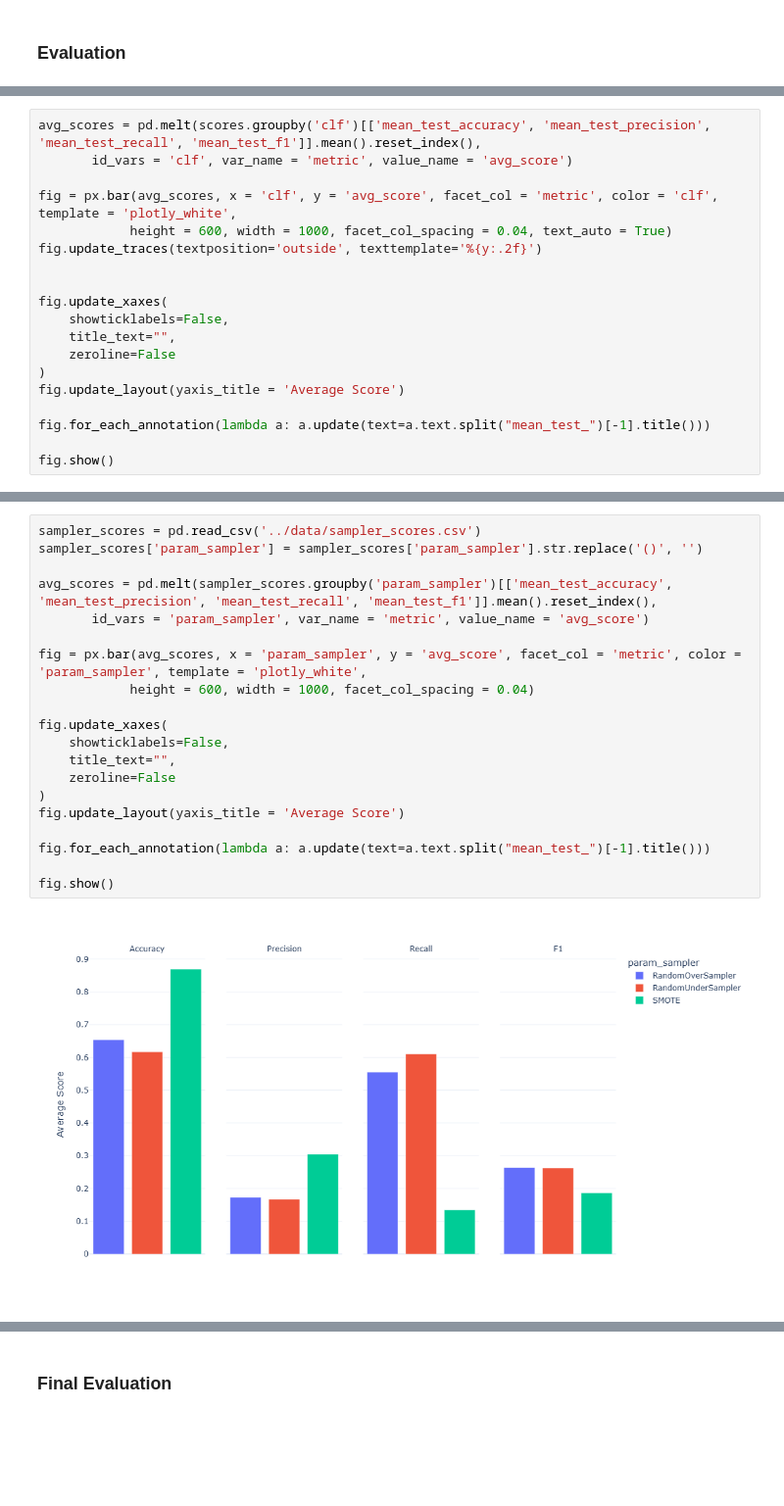
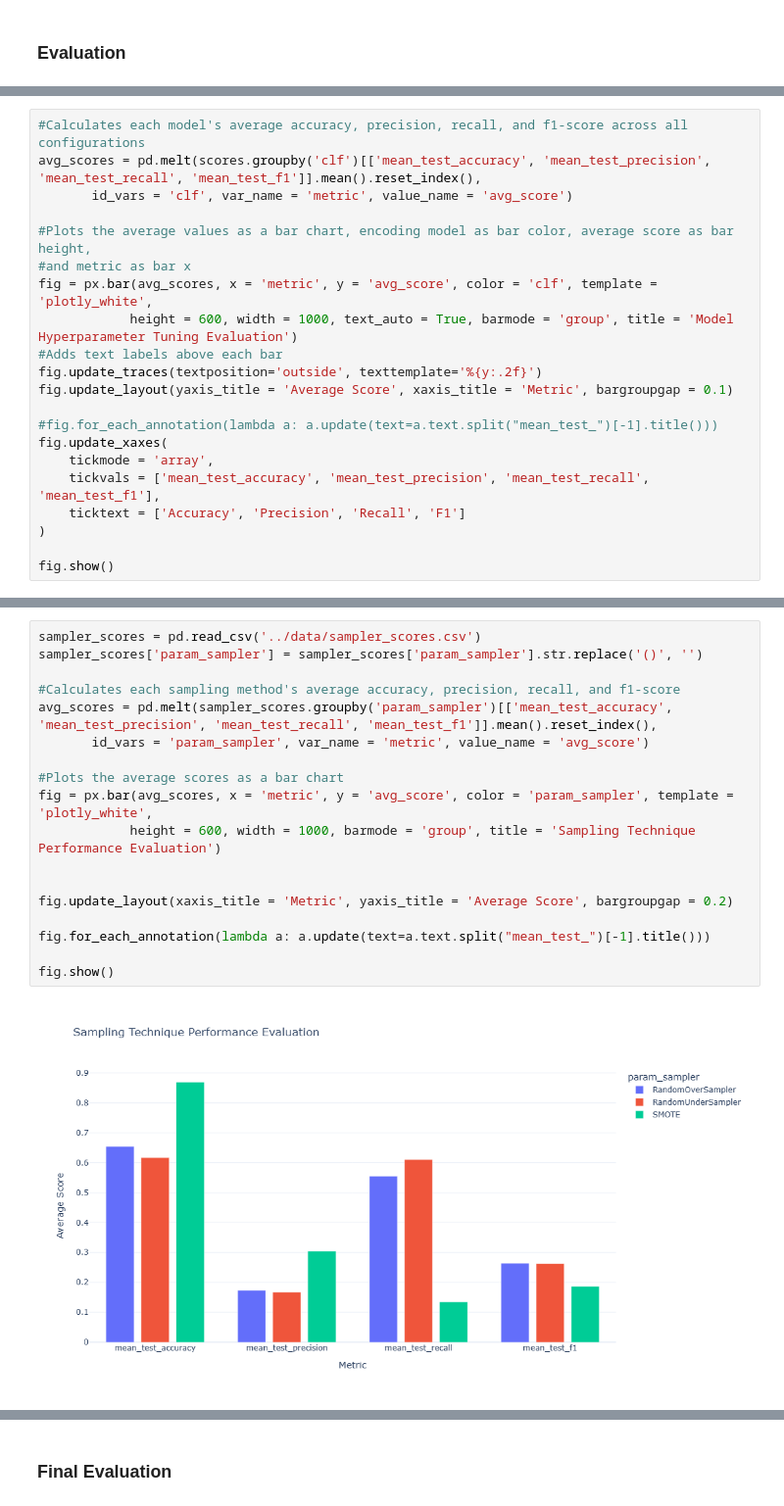
Before and after one commit to TimothyHHMai/diabetes-analysis, a Jupyter notebook: notebooks/tuning.ipynb, the cells around one changed output, grey strips where cells are left out. Shown at 98% size. Drawn from its saved outputs; the diff is of its cells as text; blank space fills up the shorter version.

```diff
--- a/notebooks/tuning.ipynb
+++ b/notebooks/tuning.ipynb
@@ -304,20 +358,22 @@ display(scores[['clf', 'params', 'mean_fit_time', 'mean_score_time', 'mean_test_
 # %%
+#Calculates each model's average accuracy, precision, recall, and f1-score across all configurations
 avg_scores = pd.melt(scores.groupby('clf')[['mean_test_accuracy', 'mean_test_precision', 'mean_test_recall', 'mean_test_f1']].mean().reset_index(),
        id_vars = 'clf', var_name = 'metric', value_name = 'avg_score')
 
-fig = px.bar(avg_scores, x = 'clf', y = 'avg_score', facet_col = 'metric', color = 'clf', template = 'plotly_white',
-            height = 600, width = 1000, facet_col_spacing = 0.04, text_auto = True)
+#Plots the average values as a bar chart, encoding model as bar color, average score as bar height,
+#and metric as bar x
+fig = px.bar(avg_scores, x = 'metric', y = 'avg_score', color = 'clf', template = 'plotly_white',
+            height = 600, width = 1000, text_auto = True, barmode = 'group', title = 'Model Hyperparameter Tuning Evaluation')
+#Adds text labels above each bar
 fig.update_traces(textposition='outside', texttemplate='%{y:.2f}')
+fig.update_layout(yaxis_title = 'Average Score', xaxis_title = 'Metric', bargroupgap = 0.1)
 
-
+#fig.for_each_annotation(lambda a: a.update(text=a.text.split("mean_test_")[-1].title()))
 fig.update_xaxes(
-    showticklabels=False,
-    title_text="",
-    zeroline=False
+    tickmode = 'array',
+    tickvals = ['mean_test_accuracy', 'mean_test_precision', 'mean_test_recall', 'mean_test_f1'],
+    ticktext = ['Accuracy', 'Precision', 'Recall', 'F1']
 )
-fig.update_layout(yaxis_title = 'Average Score')
-
-fig.for_each_annotation(lambda a: a.update(text=a.text.split("mean_test_")[-1].title()))
 
 fig.show()
 # %% [output]
@@ -438,22 +489,20 @@ display(sampler_scores[['param_sampler', 'mean_fit_time', 'mean_score_time', 'me
 # %%
 sampler_scores = pd.read_csv('../data/sampler_scores.csv')
 sampler_scores['param_sampler'] = sampler_scores['param_sampler'].str.replace('()', '')
 
+#Calculates each sampling method's average accuracy, precision, recall, and f1-score
 avg_scores = pd.melt(sampler_scores.groupby('param_sampler')[['mean_test_accuracy', 'mean_test_precision', 'mean_test_recall', 'mean_test_f1']].mean().reset_index(),
        id_vars = 'param_sampler', var_name = 'metric', value_name = 'avg_score')
 
-fig = px.bar(avg_scores, x = 'param_sampler', y = 'avg_score', facet_col = 'metric', color = 'param_sampler', template = 'plotly_white',
-            height = 600, width = 1000, facet_col_spacing = 0.04)
+#Plots the average scores as a bar chart
+fig = px.bar(avg_scores, x = 'metric', y = 'avg_score', color = 'param_sampler', template = 'plotly_white',
+            height = 600, width = 1000, barmode = 'group', title = 'Sampling Technique Performance Evaluation')
 
-fig.update_xaxes(
-    showticklabels=False,
-    title_text="",
-    zeroline=False
-)
-fig.update_layout(yaxis_title = 'Average Score')
+
+fig.update_layout(xaxis_title = 'Metric', yaxis_title = 'Average Score', bargroupgap = 0.2)
 
 fig.for_each_annotation(lambda a: a.update(text=a.text.split("mean_test_")[-1].title()))
 
 fig.show()
 # %% [output]
-[figure, old version]
+[figure, new version]
```
Also changed, not shown: parts of 35 cells of this notebook.
